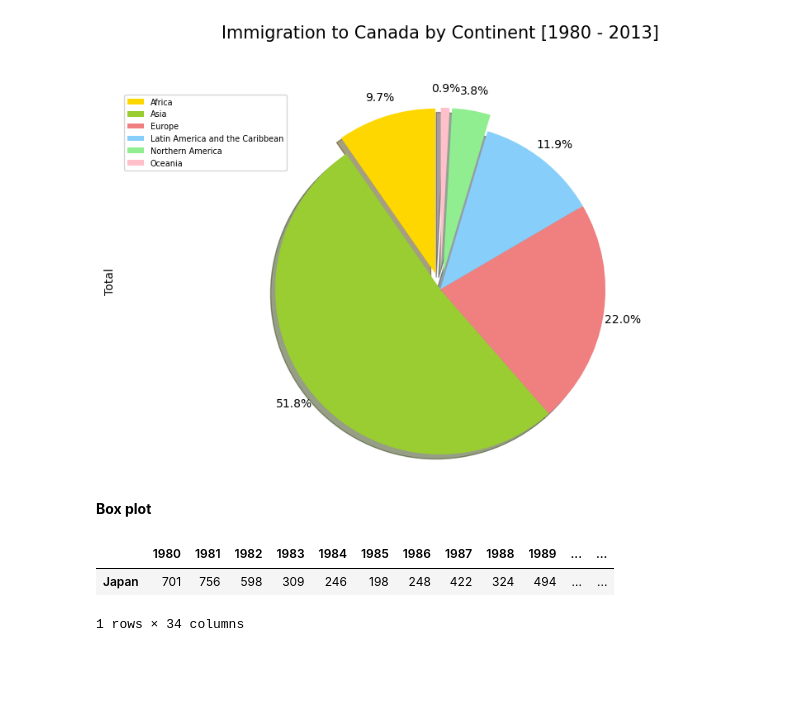
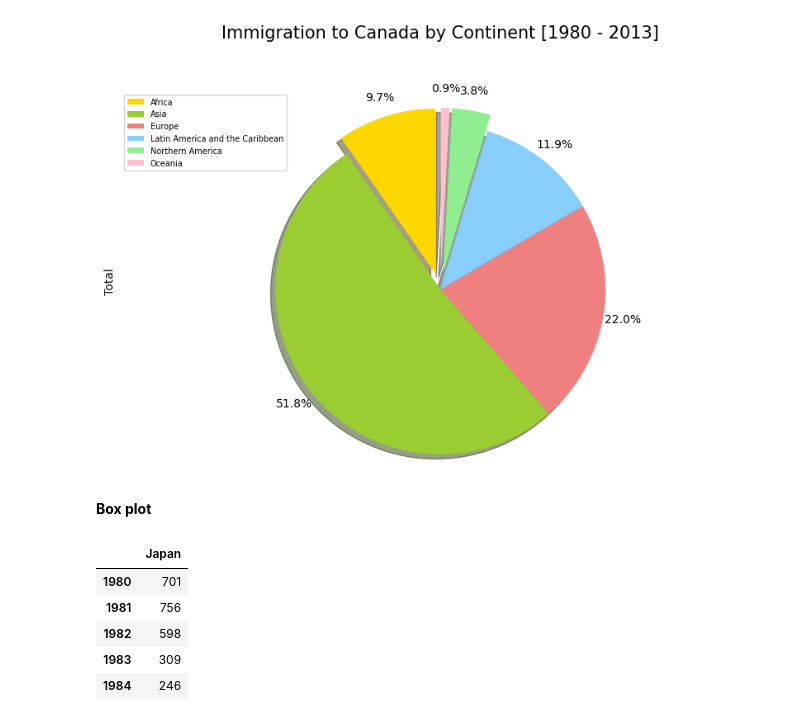
Before and after one commit to CyberWol-12/Data_Visualization_with_Python, a Jupyter notebook: data_visualizataion_with_python/2.matplotlib_lineplot.ipynb, the cells around one changed output. Cells and saved outputs as stored; diff of their text form; code cells hidden in the pictures; blank space fills up the shorter version.

```diff
--- a/data_visualizataion_with_python/2.matplotlib_lineplot.ipynb
+++ b/data_visualizataion_with_python/2.matplotlib_lineplot.ipynb
@@ -428,9 +428,13 @@ plt.show()
 # %% [markdown]
 **Box plot**
 # %%
-df_japan = df.loc[['Japan'],years]
+#to get a dataframe, place extra square brackets around 'Japan'.
+df_japan = df.loc[['Japan'],years].transpose()
 df_japan.head()
 # %% [output]
-|  | 1980 | 1981 | 1982 | 1983 | 1984 | 1985 | 1986 | 1987 | 1988 | 1989 | ... | ... |
-| Japan | 701 | 756 | 598 | 309 | 246 | 198 | 248 | 422 | 324 | 494 | ... | ... |
+|  | Japan |
+| 1980 | 701 |
+| 1981 | 756 |
+| 1982 | 598 |
+| 1983 | 309 |
+| 1984 | 246 |
-1 rows × 34 columns
```
Also changed, not shown: parts of 1 cell of this notebook.
